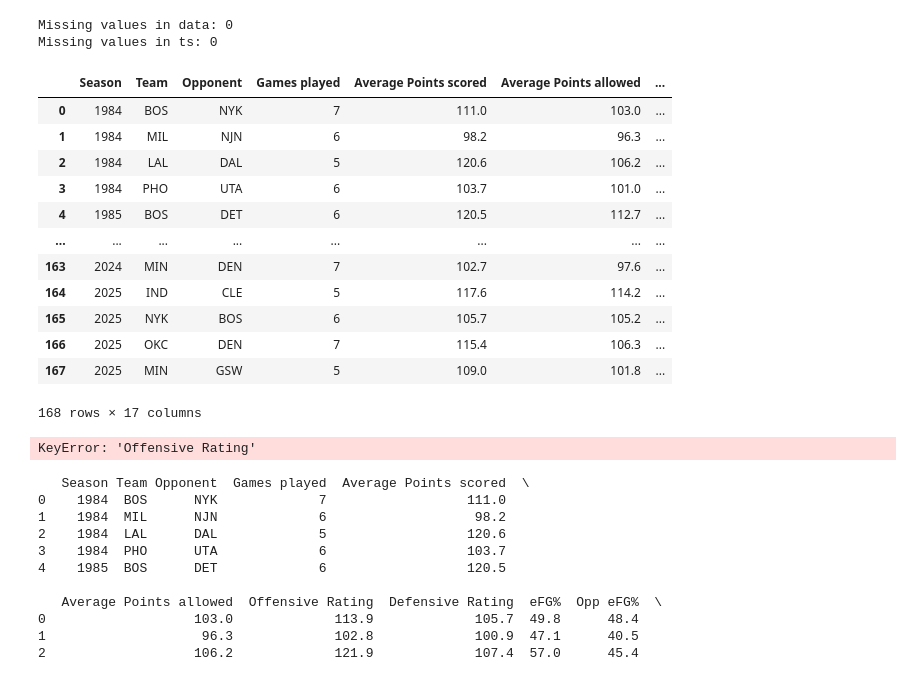
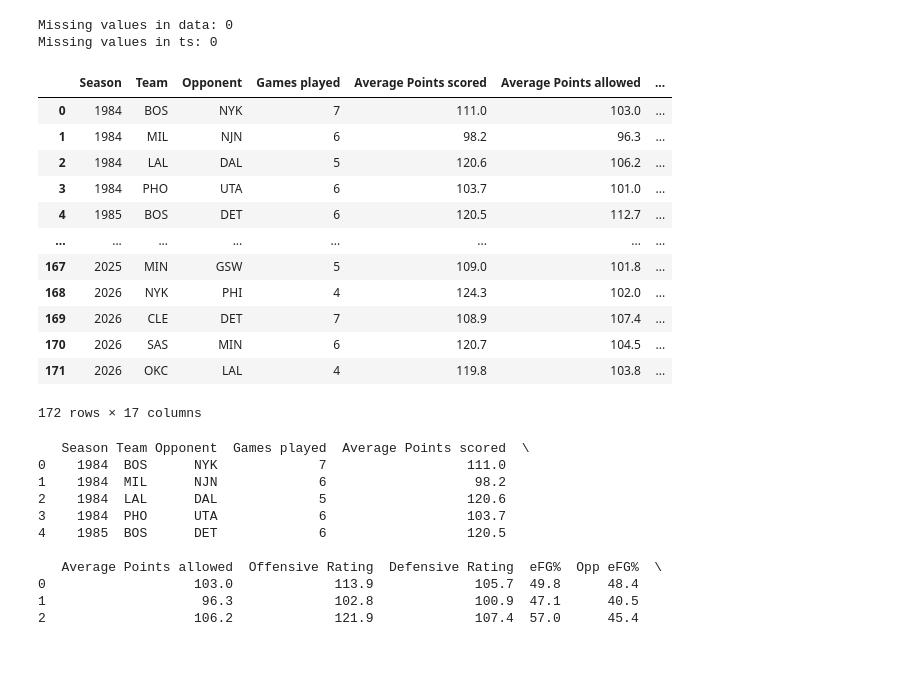
Before and after one commit to GalahadJr-1214/2026-Statistics-Final-Project, a Jupyter notebook: Final Project/dara_augmentation.ipynb, the cells around one changed output. Drawn from its saved outputs; the diff is of its cells as text; code cells hidden in the pictures.

```diff
--- a/Final Project/dara_augmentation.ipynb
+++ b/Final Project/dara_augmentation.ipynb
@@ -1,39 +1,39 @@
 # %%
 from scipy import stats
 from statsmodels.stats.weightstats import ztest
 from statsmodels.stats.proportion import proportions_ztest, proportion_confint
 import numpy as np
 import statistics as st
 import pandas as pd
 import seaborn as sns
 import matplotlib.pyplot as plt
 
 data = pd.read_csv('nba_second_round_history.csv')
 ts = pd.read_csv('nba_true_shooting_data.csv')
 # hide 2026 season data since it's not complete and may skew the analysis
-data = data[data['Season'] < 2026]
-ts = ts[ts['Season'] < 2026]
+# data = data[data['Season'] < 2026]
+# ts = ts[ts['Season'] < 2026]
 # detect missing values
 print('Missing values in data:', data.columns[data.isnull().any()].tolist() or 0)
 print('Missing values in ts:', ts.columns[ts.isnull().any()].tolist() or 0)
 
 data
 # %% [output]
 Missing values in data: 0
 Missing values in ts: 0
 |  | Season | Team | Opponent | Games played | Average Points scored | Average Points allowed | ... |
 | 0 | 1984 | BOS | NYK | 7 | 111.0 | 103.0 | ... |
 | 1 | 1984 | MIL | NJN | 6 | 98.2 | 96.3 | ... |
 | 2 | 1984 | LAL | DAL | 5 | 120.6 | 106.2 | ... |
 | 3 | 1984 | PHO | UTA | 6 | 103.7 | 101.0 | ... |
 | 4 | 1985 | BOS | DET | 6 | 120.5 | 112.7 | ... |
 | ... | ... | ... | ... | ... | ... | ... | ... |
-| 163 | 2024 | MIN | DEN | 7 | 102.7 | 97.6 | ... |
-| 164 | 2025 | IND | CLE | 5 | 117.6 | 114.2 | ... |
-| 165 | 2025 | NYK | BOS | 6 | 105.7 | 105.2 | ... |
-| 166 | 2025 | OKC | DEN | 7 | 115.4 | 106.3 | ... |
 | 167 | 2025 | MIN | GSW | 5 | 109.0 | 101.8 | ... |
+| 168 | 2026 | NYK | PHI | 4 | 124.3 | 102.0 | ... |
+| 169 | 2026 | CLE | DET | 7 | 108.9 | 107.4 | ... |
+| 170 | 2026 | SAS | MIN | 6 | 120.7 | 104.5 | ... |
+| 171 | 2026 | OKC | LAL | 4 | 119.8 | 103.8 | ... |
-168 rows × 17 columns
+172 rows × 17 columns
 # %%
 # 1. Add Net Rating column (淨效率值 = 每100回合的得分 - 每100回合的失分) (better measure of team performance than point differential because it accounts for pace)
 data['Net Rating'] = (data['Offensive Rating'] - data['Defensive Rating']).round(3)
@@ -66,7 +66,5 @@ data['TS% Difference'] = ((ts['Team TS%'] - ts['Opp TS%'])).round(3)
 data.drop(columns=['Average Points scored', 'Average Points allowed', 'Offensive Rating', 'Defensive Rating', 'eFG%', 'Opp eFG%', 'TOV%', 'Opp TOV%', 'ORB%', 'Opp ORB%', 'FT/FGA', 'Opp FT/FGA'], inplace=True)
 # Save the modified dataset to a new CSV file
 data.to_csv('nba_second_round_history_advance.csv', index=False)
-# %% [output]
-KeyError: 'Offensive Rating'
 # %%
 data = pd.read_csv('nba_second_round_history.csv')
```
Also changed, not shown: parts of 3 cells of this notebook, 5 other files.
